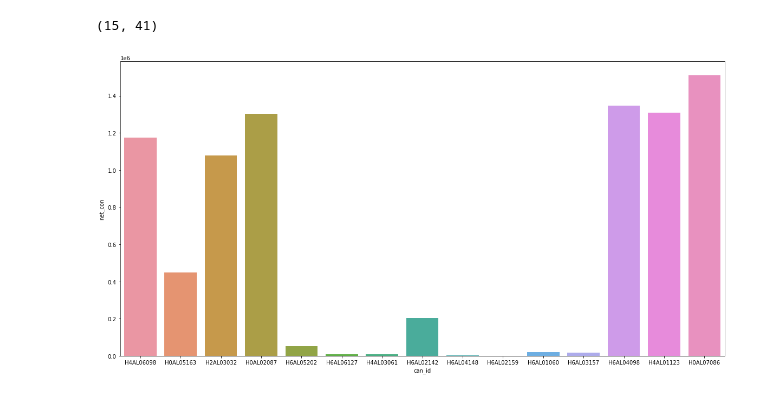
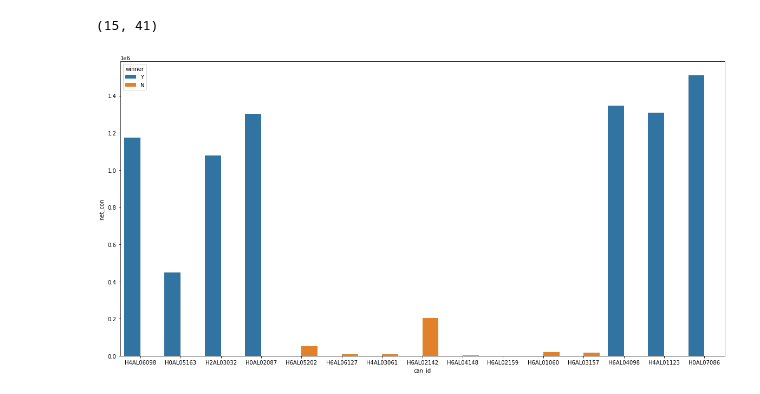
Before and after one commit to josephdickson11/campaign-finance-election-relationship, a Jupyter notebook: campaign-election-notebook.ipynb, the cells around one changed output. Saved outputs shown, nothing was run; the diff lists cells and outputs as text; code cells hidden in the pictures.

```diff
--- a/campaign-election-notebook.ipynb
+++ b/campaign-election-notebook.ipynb
@@ -122,0 +122,2 @@ converter(data=data, data_col="net_con")
+# %%
+data['winner'] = data['winner'].fillna('N')
@@ -242,6 +258,6 @@ al_comp.shape
 (15, 41)
 # %%
 plt.figure(figsize=(20,10))
-ax = sns.barplot(x='can_id', y='net_con', data=al_comp)
+ax = sns.barplot(x='can_id', y='net_con', hue = 'winner',data=al_comp)
 # %% [output]
-[figure, old version]
+[figure, new version]
```
Also changed, not shown: parts of 49 cells of this notebook.
